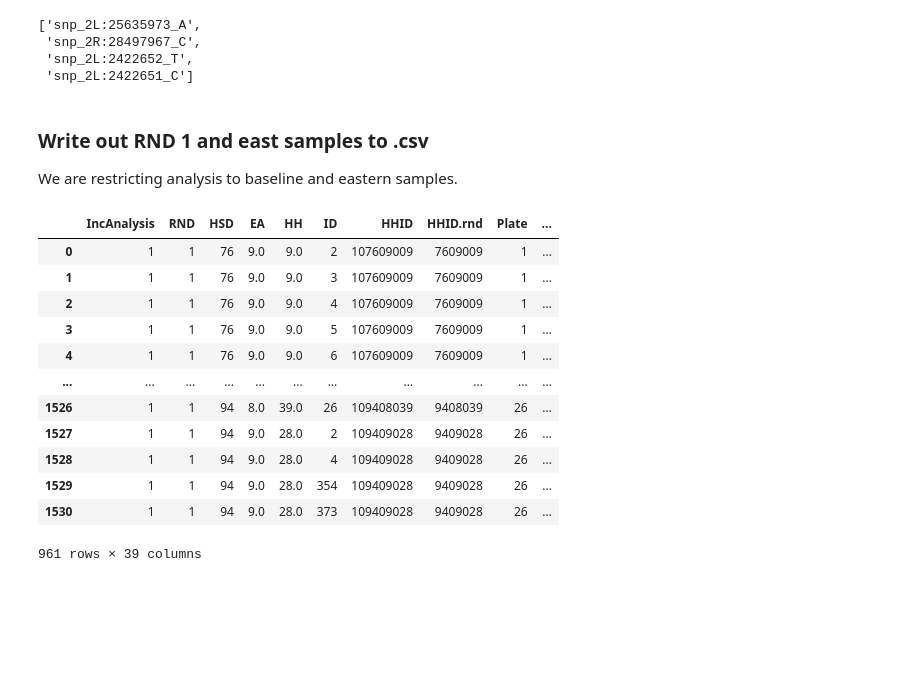
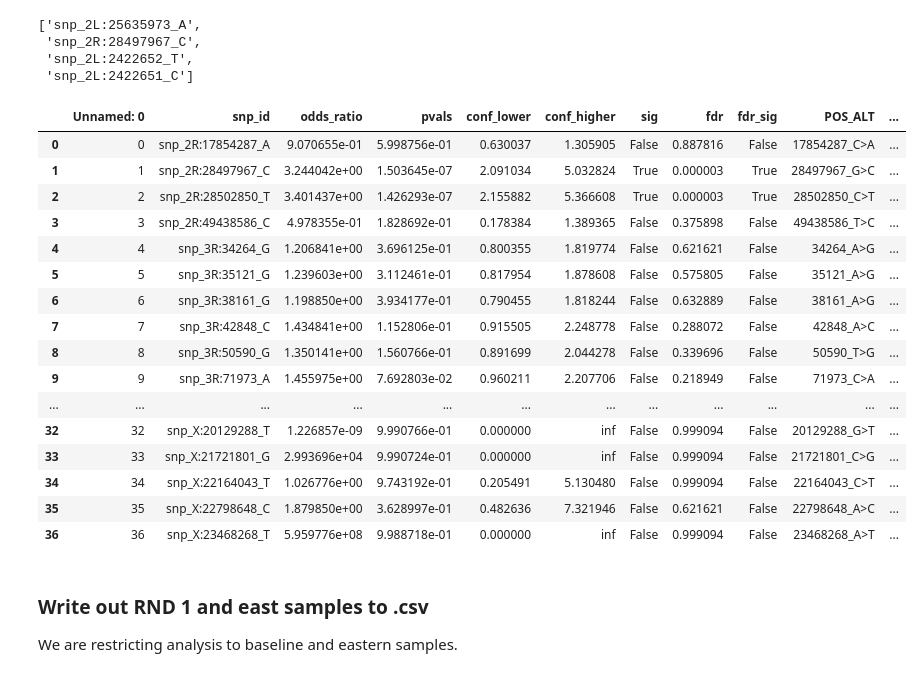
Before and after one commit to LSTM-VIGG/pgs, a Jupyter notebook: pgs-calculation.ipynb, the cells around one changed output. Drawn from its saved outputs; the diff is of its cells as text; code cells hidden in the pictures; blank space fills up the shorter version.

```diff
--- a/pgs-calculation.ipynb
+++ b/pgs-calculation.ipynb
@@ -496,4 +478,24 @@ snpsnp_positions
  'snp_2R:28497967_C',
  'snp_2L:2422652_T',
  'snp_2L:2422651_C']
+# %%
+pval_df
+# %% [output]
+|  | Unnamed: 0 | snp_id | odds_ratio | pvals | conf_lower | conf_higher | sig | fdr | fdr_sig | POS_ALT | ... |
+| 0 | 0 | snp_2R:17854287_A | 9.070655e-01 | 5.998756e-01 | 0.630037 | 1.305905 | False | 0.887816 | False | 17854287_C>A | ... |
+| 1 | 1 | snp_2R:28497967_C | 3.244042e+00 | 1.503645e-07 | 2.091034 | 5.032824 | True | 0.000003 | True | 28497967_G>C | ... |
+| 2 | 2 | snp_2R:28502850_T | 3.401437e+00 | 1.426293e-07 | 2.155882 | 5.366608 | True | 0.000003 | True | 28502850_C>T | ... |
+| 3 | 3 | snp_2R:49438586_C | 4.978355e-01 | 1.828692e-01 | 0.178384 | 1.389365 | False | 0.375898 | False | 49438586_T>C | ... |
+| 4 | 4 | snp_3R:34264_G | 1.206841e+00 | 3.696125e-01 | 0.800355 | 1.819774 | False | 0.621621 | False | 34264_A>G | ... |
+| 5 | 5 | snp_3R:35121_G | 1.239603e+00 | 3.112461e-01 | 0.817954 | 1.878608 | False | 0.575805 | False | 35121_A>G | ... |
+| 6 | 6 | snp_3R:38161_G | 1.198850e+00 | 3.934177e-01 | 0.790455 | 1.818244 | False | 0.632889 | False | 38161_A>G | ... |
+| 7 | 7 | snp_3R:42848_C | 1.434841e+00 | 1.152806e-01 | 0.915505 | 2.248778 | False | 0.288072 | False | 42848_A>C | ... |
+| 8 | 8 | snp_3R:50590_G | 1.350141e+00 | 1.560766e-01 | 0.891699 | 2.044278 | False | 0.339696 | False | 50590_T>G | ... |
+| 9 | 9 | snp_3R:71973_A | 1.455975e+00 | 7.692803e-02 | 0.960211 | 2.207706 | False | 0.218949 | False | 71973_C>A | ... |
+| ... | ... | ... | ... | ... | ... | ... | ... | ... | ... | ... | ... |
+| 32 | 32 | snp_X:20129288_T | 1.226857e-09 | 9.990766e-01 | 0.000000 | inf | False | 0.999094 | False | 20129288_G>T | ... |
+| 33 | 33 | snp_X:21721801_G | 2.993696e+04 | 9.990724e-01 | 0.000000 | inf | False | 0.999094 | False | 21721801_C>G | ... |
+| 34 | 34 | snp_X:22164043_T | 1.026776e+00 | 9.743192e-01 | 0.205491 | 5.130480 | False | 0.999094 | False | 22164043_C>T | ... |
+| 35 | 35 | snp_X:22798648_C | 1.879850e+00 | 3.628997e-01 | 0.482636 | 7.321946 | False | 0.621621 | False | 22798648_A>C | ... |
+| 36 | 36 | snp_X:23468268_T | 5.959776e+08 | 9.988718e-01 | 0.000000 | inf | False | 0.999094 | False | 23468268_A>T | ... |
 # %%
@@ -522,19 +526,3 @@ px.histogram(prs_per_hsd['prs']['mean'],  template='simple_white',  width=500, h
 ### Write out RND 1 and east samples to .csv
 
 We are restricting analysis to baseline and eastern samples.
-# %%
-df_ento_prs.query("RND == 1 and Location == 'East'")
-# %% [output]
-|  | IncAnalysis | RND | HSD | EA | HH | ID | HHID | HHID.rnd | Plate | ... |
-| 0 | 1 | 1 | 76 | 9.0 | 9.0 | 2 | 107609009 | 7609009 | 1 | ... |
-| 1 | 1 | 1 | 76 | 9.0 | 9.0 | 3 | 107609009 | 7609009 | 1 | ... |
-| 2 | 1 | 1 | 76 | 9.0 | 9.0 | 4 | 107609009 | 7609009 | 1 | ... |
-| 3 | 1 | 1 | 76 | 9.0 | 9.0 | 5 | 107609009 | 7609009 | 1 | ... |
-| 4 | 1 | 1 | 76 | 9.0 | 9.0 | 6 | 107609009 | 7609009 | 1 | ... |
-| ... | ... | ... | ... | ... | ... | ... | ... | ... | ... | ... |
-| 1526 | 1 | 1 | 94 | 8.0 | 39.0 | 26 | 109408039 | 9408039 | 26 | ... |
-| 1527 | 1 | 1 | 94 | 9.0 | 28.0 | 2 | 109409028 | 9409028 | 26 | ... |
-| 1528 | 1 | 1 | 94 | 9.0 | 28.0 | 4 | 109409028 | 9409028 | 26 | ... |
-| 1529 | 1 | 1 | 94 | 9.0 | 28.0 | 354 | 109409028 | 9409028 | 26 | ... |
-| 1530 | 1 | 1 | 94 | 9.0 | 28.0 | 373 | 109409028 | 9409028 | 26 | ... |
-961 rows × 39 columns
```
Also changed, not shown: parts of 3 cells of this notebook, 1 other file.
